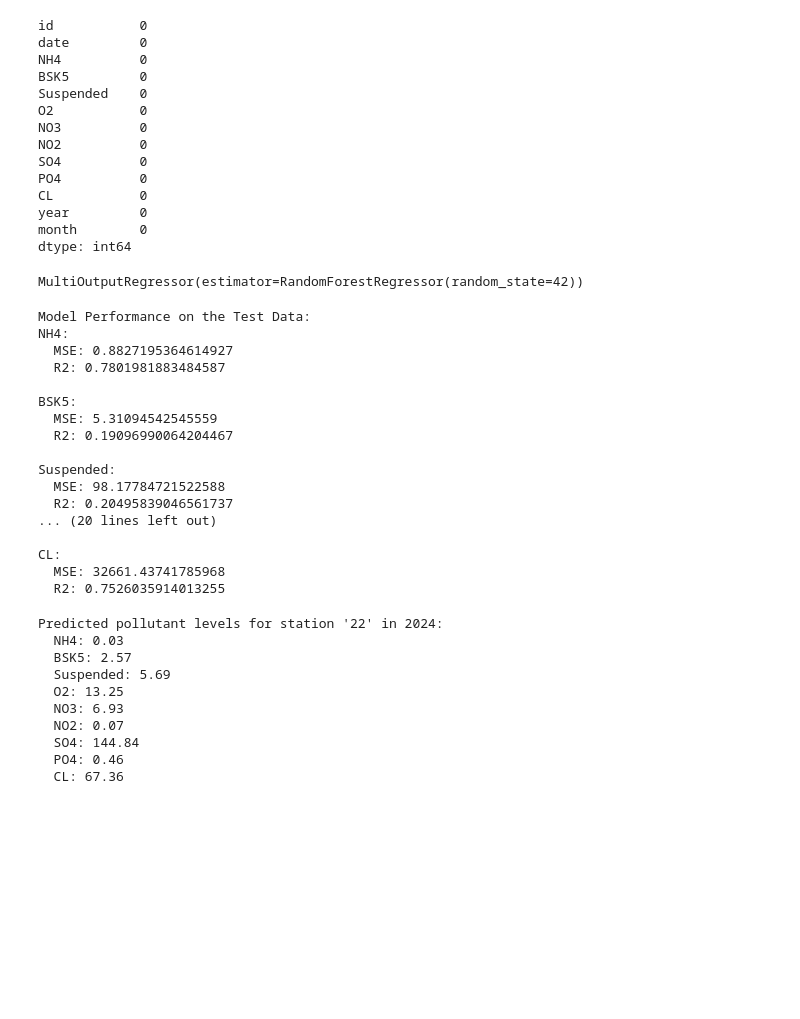
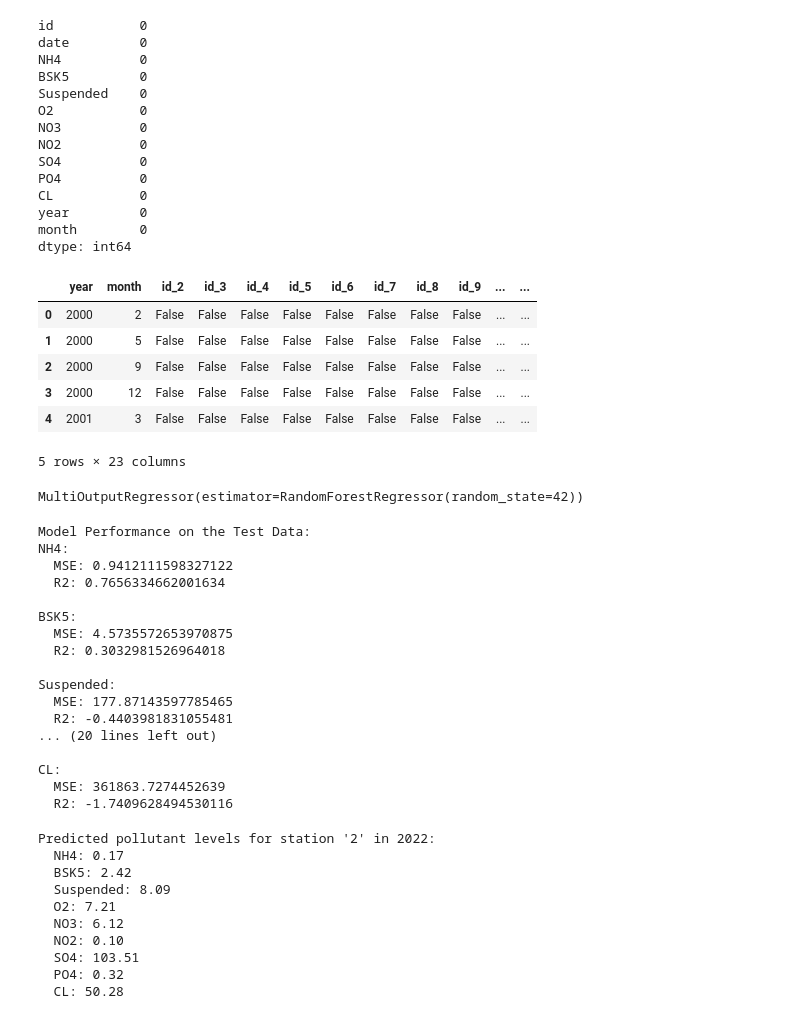
Before and after one commit to Mallikarjungk/Week-1, a Jupyter notebook: WaterQualityPred.ipynb, the cells around one changed output. Cells and saved outputs as stored; diff of their text form; code cells hidden in the pictures; blank space fills up the shorter version.

```diff
--- a/WaterQualityPred.ipynb
+++ b/WaterQualityPred.ipynb
@@ -184,11 +184,21 @@ month        0
 dtype: int64
 # %%
 #Feature and target selection --Feature -- independent variable and Target dependent variable
-X=df[['id', 'year']]
+X=df[['id', 'year', 'month']]
 y=df[pollutants]
 # %%
 #Encoding -onehotencoder - 22stations - 1- 1
 X_encoded=pd.get_dummies(X,columns=['id'], drop_first=True)
+# %%
+X_encoded.head()
+# %% [output]
+|  | year | month | id_2 | id_3 | id_4 | id_5 | id_6 | id_7 | id_8 | id_9 | ... | ... |
+| 0 | 2000 | 2 | False | False | False | False | False | False | False | False | ... | ... |
+| 1 | 2000 | 5 | False | False | False | False | False | False | False | False | ... | ... |
+| 2 | 2000 | 9 | False | False | False | False | False | False | False | False | ... | ... |
+| 3 | 2000 | 12 | False | False | False | False | False | False | False | False | ... | ... |
+| 4 | 2001 | 3 | False | False | False | False | False | False | False | False | ... | ... |
+5 rows × 23 columns
 # %%
 #Train,Test and Split
 X_train, X_test, y_train, y_test = train_test_split(
@@ -213,26 +223,27 @@ for i, pollutant in enumerate(pollutants):
 # %% [output]
 Model Performance on the Test Data:
 NH4:
-  MSE: 0.8827195364614927
-  R2: 0.7801981883484587
+  MSE: 0.9412111598327122
+  R2: 0.7656334662001634
 
 BSK5:
-  MSE: 5.31094542545559
-  R2: 0.19096990064204467
+  MSE: 4.5735572653970875
+  R2: 0.3032981526964018
 
 Suspended:
-  MSE: 98.17784721522588
-  R2: 0.20495839046561737
+  MSE: 177.87143597785465
+  R2: -0.4403981831055481
 ... (20 lines left out)
 
 CL:
-  MSE: 32661.43741785968
-  R2: 0.7526035914013255
+  MSE: 361863.7274452639
+  R2: -1.7409628494530116
 # %%
-station_id = '22'
-year_input = 2024
+station_id = '2'
+month_input= 7
+year_input = 2022
 
-input_data = pd.DataFrame({'year': [year_input], 'id': [station_id]})
+input_data = pd.DataFrame({'year': [year_input], 'month': [month_input], 'id': [station_id]})
 input_encoded = pd.get_dummies(input_data, columns=['id'])
 
 # Align with training feature columns
@@ -248,16 +259,16 @@ print(f"\nPredicted pollutant levels for station '{station_id}' in {year_input}:
 for p, val in zip(pollutants, predicted_pollutants):
     print(f"  {p}: {val:.2f}")
 # %% [output]
-Predicted pollutant levels for station '22' in 2024:
-  NH4: 0.03
-  BSK5: 2.57
-  Suspended: 5.69
-  O2: 13.25
-  NO3: 6.93
-  NO2: 0.07
-  SO4: 144.84
-  PO4: 0.46
-  CL: 67.36
+Predicted pollutant levels for station '2' in 2022:
+  NH4: 0.17
+  BSK5: 2.42
+  Suspended: 8.09
+  O2: 7.21
+  NO3: 6.12
+  NO2: 0.10
+  SO4: 103.51
+  PO4: 0.32
+  CL: 50.28
 # %%
 import joblib
 
```
Also changed, not shown: parts of 1 cell of this notebook, 1 other file.
